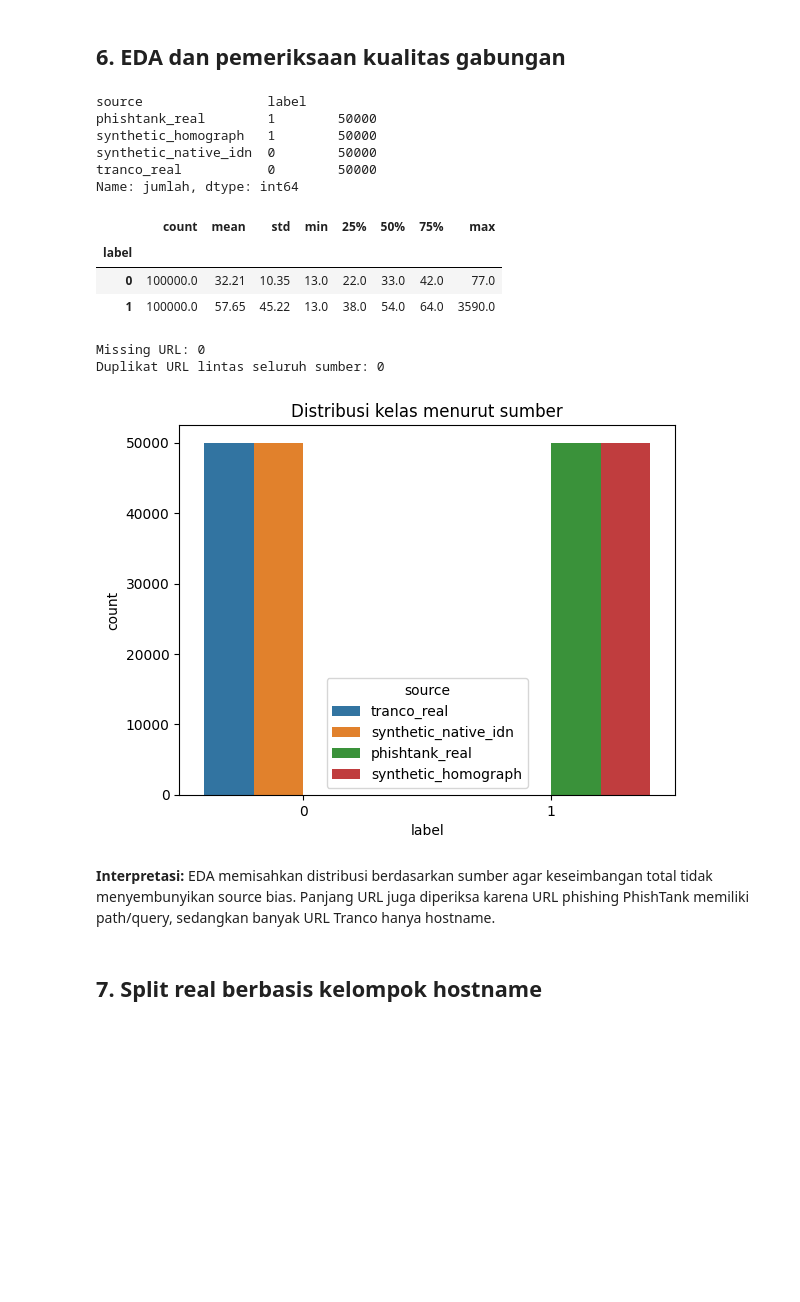
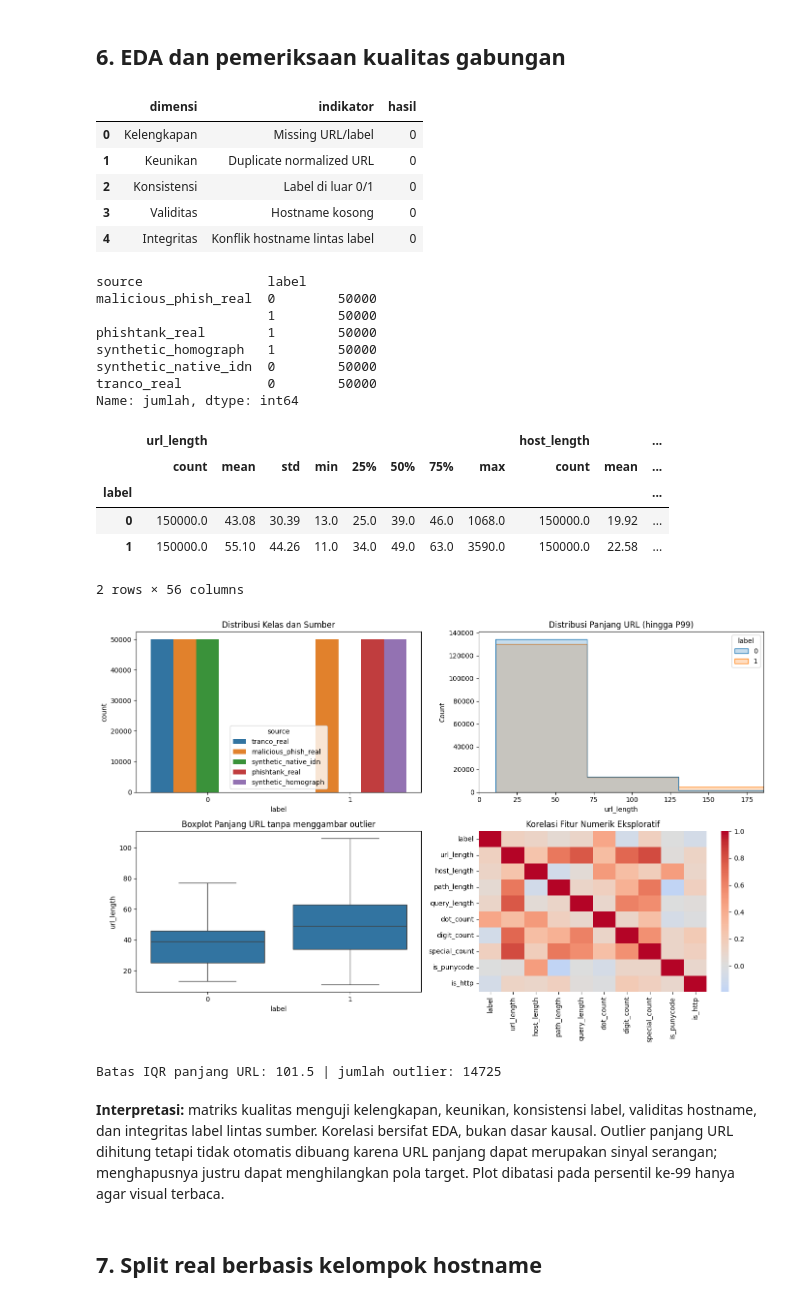
Before and after one commit to gumelarakhirul/NaiveBayes, a Jupyter notebook: Project_Final_NaiveBayes_Punycode_Balanced.ipynb, the cells around one changed output. Saved outputs shown, nothing was run; the diff lists cells and outputs as text; code cells hidden in the pictures; blank space fills up the shorter version.

```diff
--- a/Project_Final_NaiveBayes_Punycode_Balanced.ipynb
+++ b/Project_Final_NaiveBayes_Punycode_Balanced.ipynb
@@ -202,34 +310,71 @@ audit_sintetis
 # %% [markdown]
 ## 6. EDA dan pemeriksaan kualitas gabungan
 # %%
-combined = pd.concat([real[['url','label','source']],
-                          synthetic[['url','label','source']]], ignore_index=True)
-combined['url_length'] = combined.url.str.len()
-combined['host'] = combined.url.map(
-    lambda x: (urlsplit(x if '://' in x else 'https://'+x).hostname or '').lower()
-)
-display(combined.groupby(['source','label']).size().rename('jumlah'))
-display(combined.groupby('label').url_length.describe().round(2))
-print('Missing URL:', combined.url.isna().sum())
-print('Duplikat URL lintas seluruh sumber:', combined.url.duplicated().sum())
-sns.countplot(data=combined, x='label', hue='source')
-plt.title('Distribusi kelas menurut sumber'); plt.show()
+combined=pd.concat([real[["url","label","source"]],
+                    malicious_balanced[["url","label","source"]],
+                    synthetic[["url","label","source"]]],ignore_index=True)
+parsed=combined.url.map(lambda value:urlsplit(value if "://" in value else "https://"+value))
+combined["url_length"]=combined.url.str.len()
+combined["host_length"]=parsed.map(lambda p:len(p.hostname or ""))
+combined["path_length"]=parsed.map(lambda p:len(p.path or ""))
+combined["query_length"]=parsed.map(lambda p:len(p.query or ""))
+combined["dot_count"]=parsed.map(lambda p:(p.hostname or "").count("."))
+combined["digit_count"]=combined.url.map(lambda x:sum(ch.isdigit() for ch in x))
+combined["special_count"]=combined.url.map(lambda x:sum(not ch.isalnum() for ch in x))
+combined["is_punycode"]=combined.url.str.contains("xn--",regex=False).astype(int)
+combined["is_http"]=combined.url.str.startswith("http://").astype(int)
+
+quality_summary=pd.DataFrame({
+ "dimensi":["Kelengkapan","Keunikan","Konsistensi","Validitas","Integritas"],
+ "indikator":["Missing URL/label","Duplicate normalized URL","Label di luar 0/1",
+              "Hostname kosong","Konflik hostname lintas label"],
+ "hasil":[int(combined[["url","label"]].isna().sum().sum()),
+          int(combined.url.duplicated().sum()),
+          int((~combined.label.isin([0,1])).sum()),
+          int(parsed.map(lambda p:not bool(p.hostname)).sum()),
+          int(len(set(real[real.label==0].host)&set(real[real.label==1].host)))]})
+display(quality_summary)
+display(combined.groupby(["source","label"]).size().rename("jumlah"))
+display(combined.groupby("label")[["url_length","host_length","path_length",
+    "query_length","dot_count","digit_count","special_count"]].describe().round(2))
+
+fig,axes=plt.subplots(2,2,figsize=(14,9))
+sns.countplot(data=combined,x="label",hue="source",ax=axes[0,0]);axes[0,0].set_title("Distribusi Kelas dan Sumber")
+sns.histplot(data=combined,x="url_length",hue="label",bins=60,element="step",ax=axes[0,1]);axes[0,1].set_xlim(0,combined.url_length.quantile(.99));axes[0,1].set_title("Distribusi Panjang URL (hingga P99)")
+sns.boxplot(data=combined,x="label",y="url_length",showfliers=False,ax=axes[1,0]);axes[1,0].set_title("Boxplot Panjang URL tanpa menggambar outlier")
+corr_cols=["label","url_length","host_length","path_length","query_length",
+           "dot_count","digit_count","special_count","is_punycode","is_http"]
+sns.heatmap(combined[corr_cols].corr(),cmap="coolwarm",center=0,ax=axes[1,1]);axes[1,1].set_title("Korelasi Fitur Numerik Eksploratif")
+plt.tight_layout();plt.show()
+
+q1,q3=combined.url_length.quantile([.25,.75]);iqr=q3-q1
+upper=q3+1.5*iqr
+print("Batas IQR panjang URL:",round(upper,2),"| jumlah outlier:",int((combined.url_length>upper).sum()))
 # %% [output]
+|  | dimensi | indikator | hasil |
+| 0 | Kelengkapan | Missing URL/label | 0 |
+| 1 | Keunikan | Duplicate normalized URL | 0 |
+| 2 | Konsistensi | Label di luar 0/1 | 0 |
+| 3 | Validitas | Hostname kosong | 0 |
+| 4 | Integritas | Konflik hostname lintas label | 0 |
 source                label
+malicious_phish_real  0        50000
+                      1        50000
 phishtank_real        1        50000
 synthetic_homograph   1        50000
 synthetic_native_idn  0        50000
 tranco_real           0        50000
 Name: jumlah, dtype: int64
-|  | count | mean | std | min | 25% | 50% | 75% | max |
-| label |  |  |  |  |  |  |  |  |
-| 0 | 100000.0 | 32.21 | 10.35 | 13.0 | 22.0 | 33.0 | 42.0 | 77.0 |
-| 1 | 100000.0 | 57.65 | 45.22 | 13.0 | 38.0 | 54.0 | 64.0 | 3590.0 |
+|  | url_length |  |  |  |  |  |  |  | host_length |  | ... |
+|  | count | mean | std | min | 25% | 50% | 75% | max | count | mean | ... |
+| label |  |  |  |  |  |  |  |  |  |  | ... |
+| 0 | 150000.0 | 43.08 | 30.39 | 13.0 | 25.0 | 39.0 | 46.0 | 1068.0 | 150000.0 | 19.92 | ... |
+| 1 | 150000.0 | 55.10 | 44.26 | 11.0 | 34.0 | 49.0 | 63.0 | 3590.0 | 150000.0 | 22.58 | ... |
-Missing URL: 0
-Duplikat URL lintas seluruh sumber: 0
+2 rows × 56 columns
-[figure, old version]
+[figure, new version]
+Batas IQR panjang URL: 101.5 | jumlah outlier: 14725
 # %% [markdown]
-**Interpretasi:** EDA memisahkan distribusi berdasarkan sumber agar keseimbangan total tidak menyembunyikan source bias. Panjang URL juga diperiksa karena URL phishing PhishTank memiliki path/query, sedangkan banyak URL Tranco hanya hostname.
+**Interpretasi:** matriks kualitas menguji kelengkapan, keunikan, konsistensi label, validitas hostname, dan integritas label lintas sumber. Korelasi bersifat EDA, bukan dasar kausal. Outlier panjang URL dihitung tetapi tidak otomatis dibuang karena URL panjang dapat merupakan sinyal serangan; menghapusnya justru dapat menghilangkan pola target. Plot dibatasi pada persentil ke-99 hanya agar visual terbaca.
 # %% [markdown]
 ## 7. Split real berbasis kelompok hostname
 # %%
```
Also changed, not shown: parts of 24 cells of this notebook, 6 other files.
